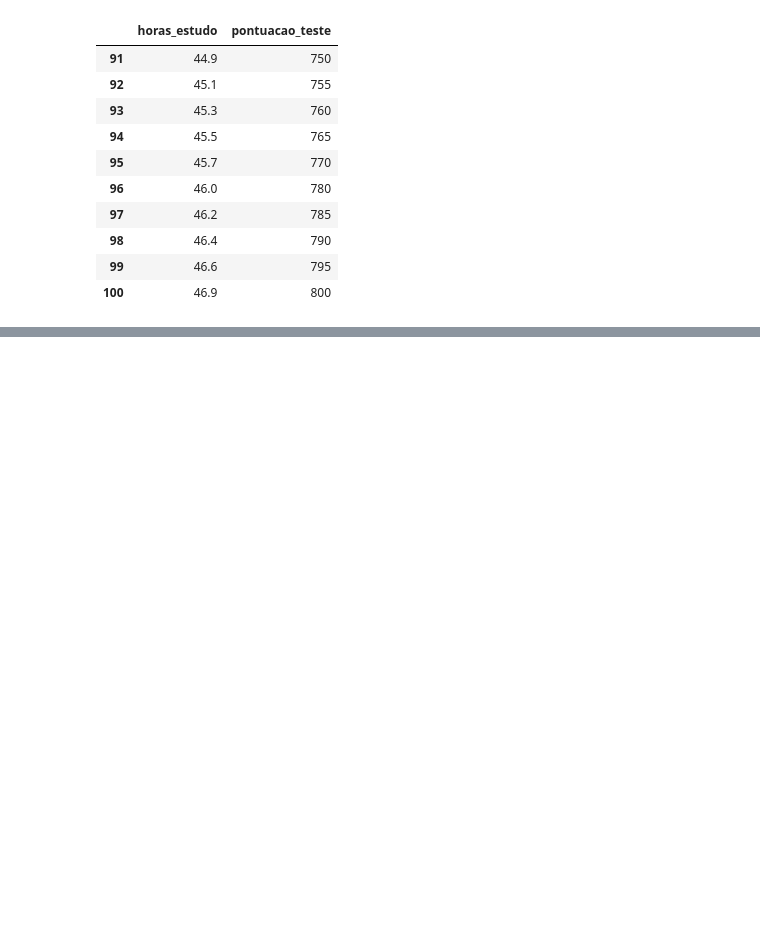
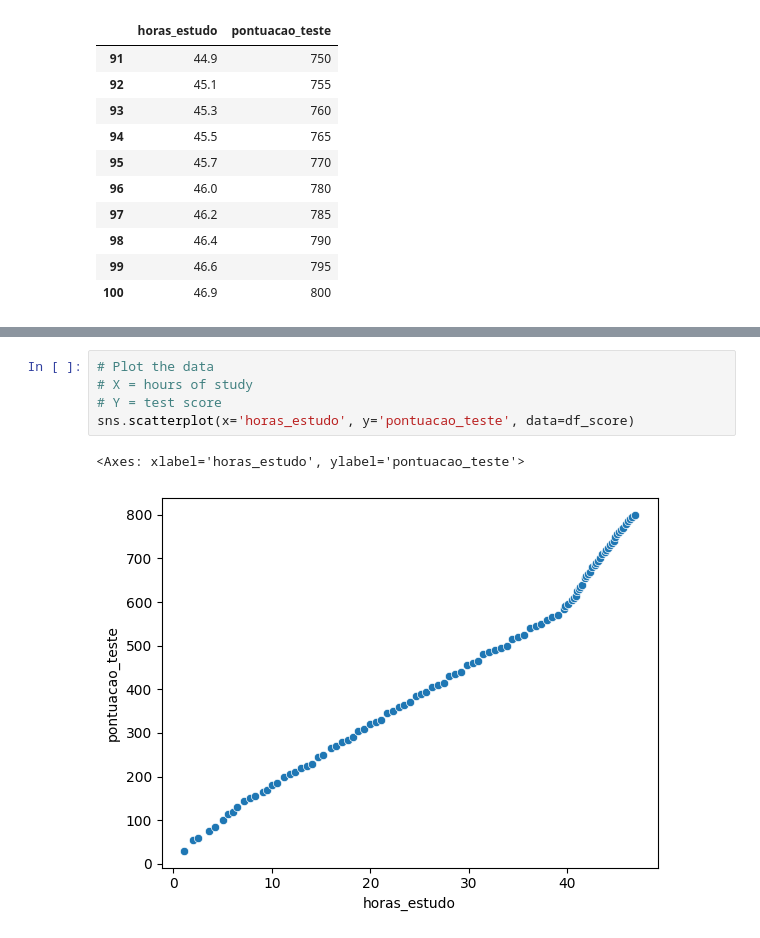
Before and after one commit to RanielliMontagna/ia-learning, a Jupyter notebook: simple_linear_regression/score_model.ipynb, the cells around one changed output, grey strips where cells are left out. Cells and saved outputs as stored; diff of their text form; blank space fills up the shorter version.

Commit message:
feat(simple-linear-regression): conduct EDA on study hours and test scores dataset

```diff
--- a/simple_linear_regression/score_model.ipynb
+++ b/simple_linear_regression/score_model.ipynb
@@ -56,0 +72,8 @@ df_score.tail(10)
+# %%
+# Plot the data
+# X = hours of study
+# Y = test score
+sns.scatterplot(x='horas_estudo', y='pontuacao_teste', data=df_score)
+# %% [output]
+<Axes: xlabel='horas_estudo', ylabel='pontuacao_teste'>
+[figure, added]
```
Also changed, not shown: parts of 8 cells of this notebook.
